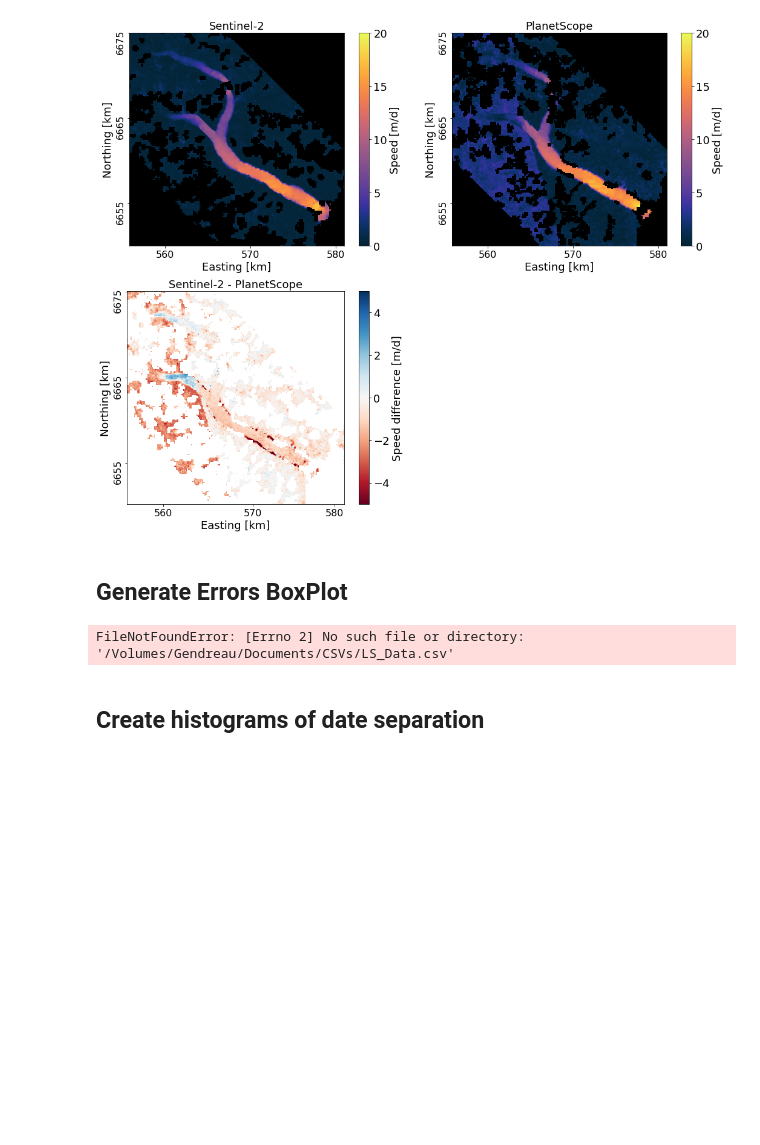
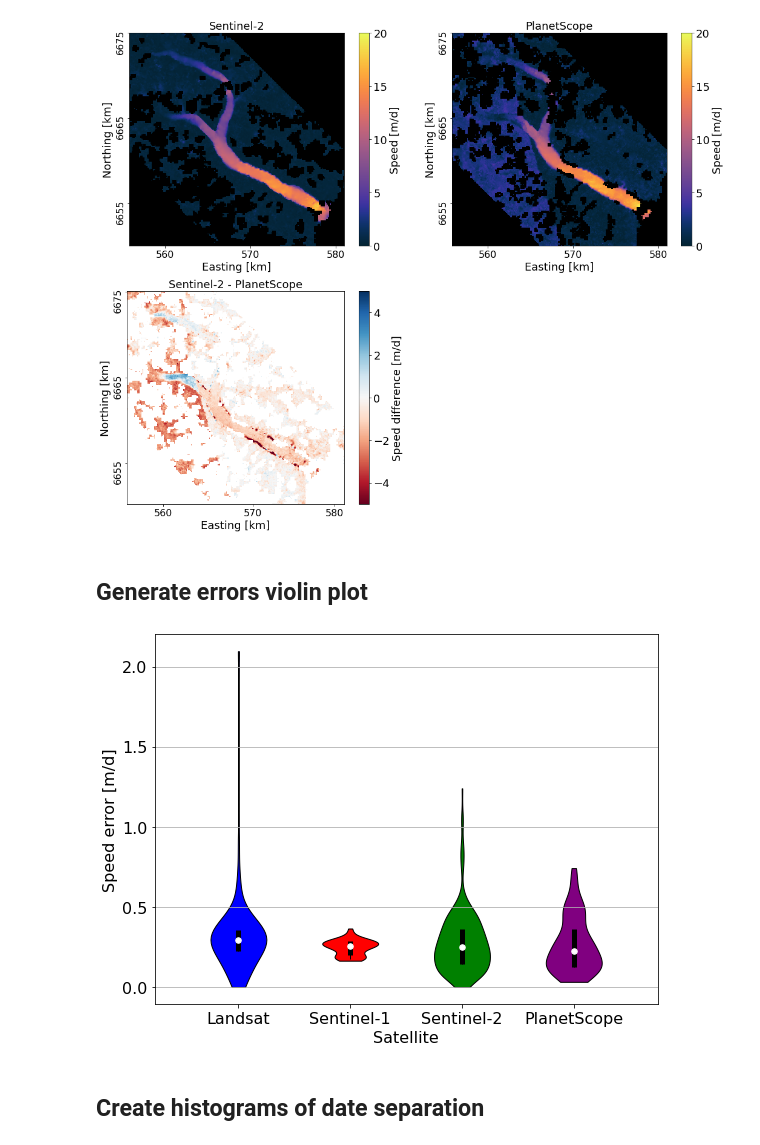
Before and after one commit to CryoGARS-Glaciology/planet_tile2img, a Jupyter notebook: Figure Generation Code.ipynb, the cells around one changed output. Drawn from its saved outputs; the diff is of its cells as text; code cells hidden in the pictures; blank space fills up the shorter version.

```diff
--- a/Figure Generation Code.ipynb
+++ b/Figure Generation Code.ipynb
@@ -137,32 +137,64 @@ plt.show()
 # %% [output]
 [figure]
 # %% [markdown]
-## Generate Errors BoxPlot
+## Generate errors violin plot
 # %%
 # Call in CSV files for all error data
-data1 = pd.read_csv('/Volumes/Gendreau/Documents/CSVs/LS_Data.csv')['err_v']
-data2 = pd.read_csv('/Volumes/Gendreau/Documents/CSVs/S1_Data.csv')['err_v']
-data3 = pd.read_csv('/Volumes/Gendreau/Documents/CSVs/S2_Data.csv')['err_v']
-data4 = pd.read_csv('/Volumes/Gendreau/Documents/new_csv/PS_new.csv')['err_v']
+error_data_path = '/Users/jukesliu/Documents/PLANETSCOPE_VELOCITIES/error_csvs/'
+data1 = pd.read_csv(error_data_path+'LS_Data.csv')['err_v']
+data2 = pd.read_csv(error_data_path+'S1_Data.csv')['err_v']
+data3 = pd.read_csv(error_data_path+'S2_Data.csv')['err_v']
+data4 = pd.read_csv(error_data_path+'PS_new.csv')['err_v']
 data = [data1, data2, data3, data4]
+data_vert = list(data1); data_vert.extend(data2); data_vert.extend(data3); data_vert.extend(data4);
+
+parts = ax.violinplot(
+        data, showmeans=False, showmedians=False,
+        showextrema=False)
 
 # set potions and labels for the data
 positions = [1, 2, 3, 4]
 labels = ['Landsat', 'Sentinel-1', 'Sentinel-2', 'PlanetScope']
+colors = ['blue','red','green','purple']
 
 # plot and save
 fs = 16
-plt.boxplot(data, positions=positions, labels=labels)
-plt.figure(figsize=(8,8))
+fig, ax = plt.subplots(figsize=(8,6))
+parts = ax.violinplot(data, positions=positions, # plot
+        showmeans=False, showmedians=False,
+        showextrema=False)
+# violin plot customization
+cidx=0
+for pc in parts['bodies']:
+    pc.set_facecolor(colors[cidx])
+    pc.set_edgecolor('black')
+    pc.set_alpha(1)
+    cidx+=1
+quartile1=[]; medians=[]; quartile3=[]; whiskers_min=[]; whiskers_max=[]
+for dataset in [data1, data2, data3, data4]:
+    q1, med, q3 = np.percentile(list(dataset), [25, 50, 75], axis=0)
+    quartile1.append(q1)
+    medians.append(med)
+    quartile3.append(q3)
+    whisker_min, whisker_max = adjacent_values(list(dataset), q1, q3)
+    whiskers_min.append(whisker_min); whiskers_max.append(whisker_max)
+inds = np.arange(1, len(medians) + 1)
+ax.scatter(inds, medians, marker='o', color='white', s=30, zorder=3)
+ax.vlines(inds, quartile1, quartile3, color='k', linestyle='-', lw=5)
+ax.vlines(inds, whiskers_min, whiskers_max, color='k', linestyle='-', lw=1)
+set_axis_style(ax, labels)
+
+# general plot parameters
 plt.xlabel('Satellite', fontsize=fs)
 plt.ylabel('Speed error [m/d]', fontsize=fs)
 plt.tick_params(labelsize=fs)
 plt.tight_layout()
+plt.grid(axis='y')
 # Save the figure, you'll need to change the path to the desired figure location
 plt.savefig('/Users/jukesliu/Documents/PLANETSCOPE_VELOCITIES/figures/error_boxplot.png', dpi=200)
 plt.show()
 # %% [output]
-FileNotFoundError: [Errno 2] No such file or directory: '/Volumes/Gendreau/Documents/CSVs/LS_Data.csv'
+[figure, added]
 # %% [markdown]
 ## Create histograms of date separation
 # %%
```
Also changed, not shown: 8 other files.
